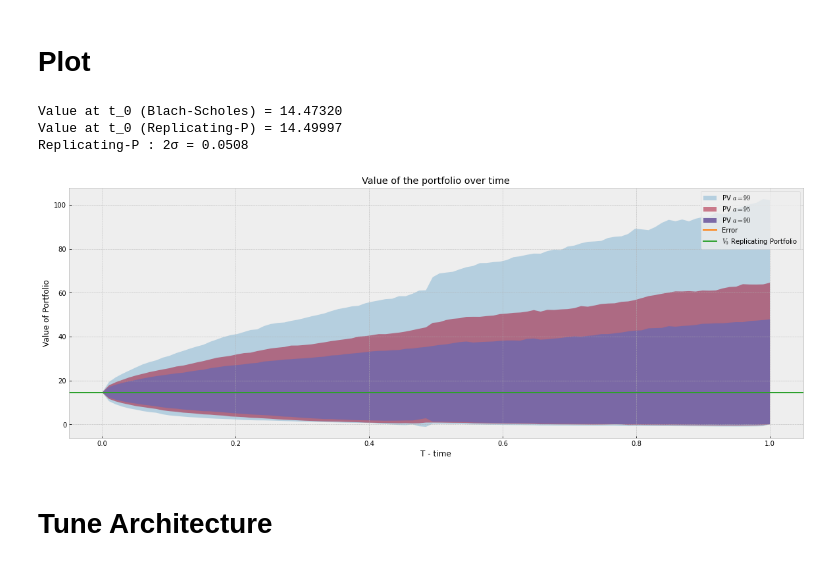
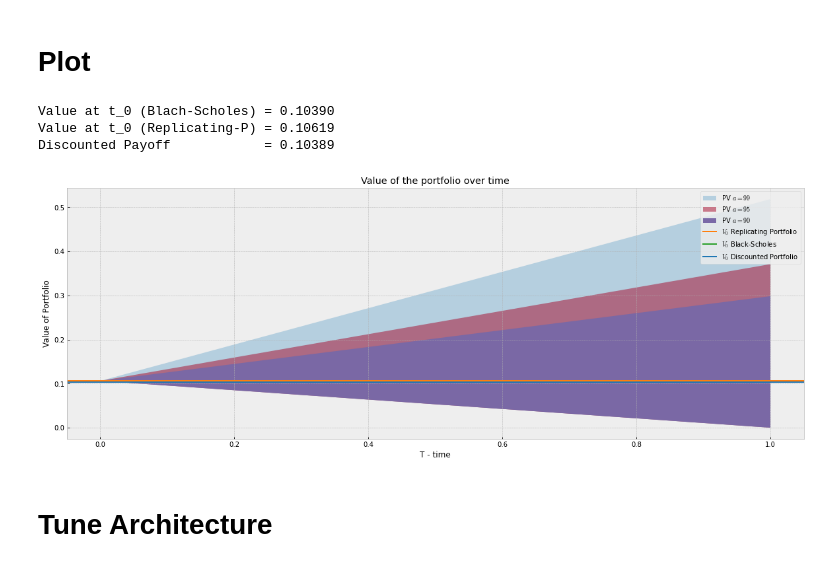
Before and after one commit to ithakis/Option-Replicating-Portfolio-with-Neural-Networks, a Jupyter notebook: Value of portfolio using BS.ipynb, the cells around one changed output. Drawn from its saved outputs; the diff is of its cells as text; code cells hidden in the pictures.

```diff
--- a/Value of portfolio using BS.ipynb
+++ b/Value of portfolio using BS.ipynb
@@ -162,0 +89,6 @@ for run in range(re_runs):
+# %%
+""" Calculate: Payoff for Options """
+Type = 'Call' # or put
+payoff = np.maximum(S_paths[:,-1] - K, 0) if Type == 'Call' else np.maximum(K - S_paths[:,-1], 0)
+payoff.mean()
+# payoff = np.where(S_paths[:,-1] > K, S_paths[:,-1], K)
@@ -162,0 +97,12 @@ for run in range(re_runs):
+# %%
+def scheduler(epoch, lr):
+    if epoch < 100 :
+        return 1e-2
+    elif epoch < 200 :
+        return 1e-3
+    elif epoch < 400 :
+        return 5e-4
+    else:
+        return lr
+
+rl_scheduler = keras.callbacks.LearningRateScheduler(scheduler)
@@ -198,32 +195,32 @@ Mean Psi : -47.9307
 # Plot
 # %%
 V0_RP = values[:,0].mean()
-d = 50
-while values.shape[0] % d != 0 : d += 1
-std_mean = values.reshape(d, -1, int(1/dt)).mean(axis=1).std(ddof=1)
-V0_RP_SE = std_mean / np.sqrt(d)
+# std_mean = values.reshape(128, -1, n_time_steps).mean(axis=0).std(ddof=1)
+# V0_RP_SE = std_mean / np.sqrt(128)
 V0_BS = bs_put(S, K, T, r, sigma)
 qs = np.quantile(values, q=[.99, .95, .9, .1, .05, .01], axis=0)
-t  = np.linspace(0, T, int(1/dt))
+t  = np.linspace(0, T, n_time_steps)
 
 fig, ax = plt.subplots()
 ax.fill_between(t, qs[0,:].squeeze(), qs[-1,:].squeeze(), alpha=.3)
 ax.fill_between(t, qs[1,:].squeeze(), qs[-2,:].squeeze(), alpha=.5)
 ax.fill_between(t, qs[2,:].squeeze(), qs[-3,:].squeeze(), alpha=.99)
 # pd.DataFrame(Errors[::-1], index=t, columns=['Error']).plot(legend=False, color='tab:red', ax=ax) #, secondary_y=True,
 ax.axhline(V0_RP, color='tab:orange')
 ax.axhline(V0_BS, color='tab:green')
-ax.legend([r'PV $a=99$',r'PV $a=95$',r'PV $a=90$', 'Error', r'$V_0$ Replicating Portfolio', r'$V_0$ Black-Scholes Portfolio'])
+ax.axhline(payoff.mean() * np.exp(-r*T), color='tab:blue')
+ax.legend([r'PV $a=99$',r'PV $a=95$',r'PV $a=90$', r'$V_0$ Replicating Portfolio', r'$V_0$ Black-Scholes', r'$V_0$ Discounted Portfolio'])
 ax.set_xlabel('T - time') ; ax.set_ylabel('Value of Portfolio') ; ax.set_title('Value of the portfolio over time')
 
 print(f'Value at t_0 (Blach-Scholes) = {V0_BS:.5f}')
 print(f'Value at t_0 (Replicating-P) = {V0_RP:.5f}')
-print(f'Replicating-P : 2σ = {V0_RP_SE:.4f}')
+print(f'Discounted Payoff            = {payoff.mean() * np.exp(-r*T):.5f}')
+# print(f'Replicating-P : 2σ = {V0_RP_SE:.4f}')
 # %% [output]
-Value at t_0 (Blach-Scholes) = 14.47320
-Value at t_0 (Replicating-P) = 14.49997
-Replicating-P : 2σ = 0.0508
+Value at t_0 (Blach-Scholes) = 0.10390
+Value at t_0 (Replicating-P) = 0.10619
+Discounted Payoff            = 0.10389
-[figure, old version]
+[figure, new version]
 # %% [markdown]
 # Tune Architecture
 # %%
```
Also changed, not shown: parts of 6 cells of this notebook, 5 other files.
